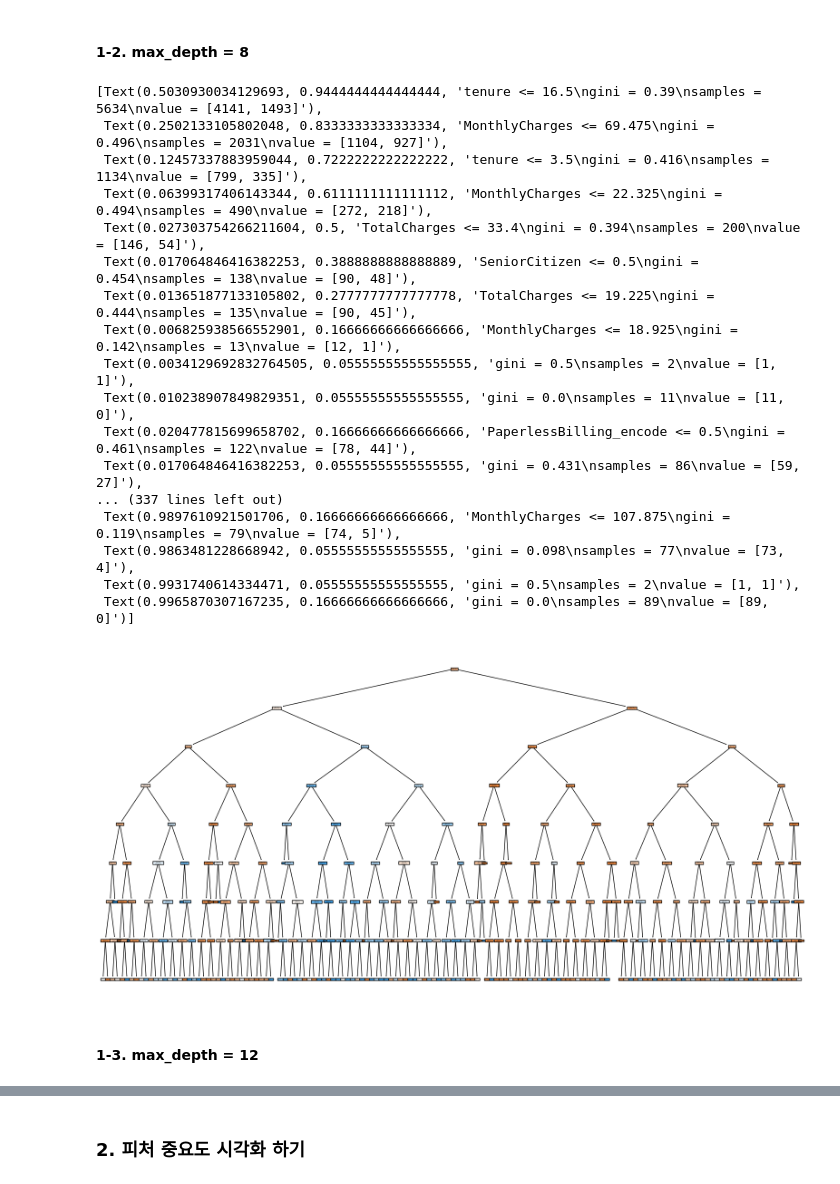
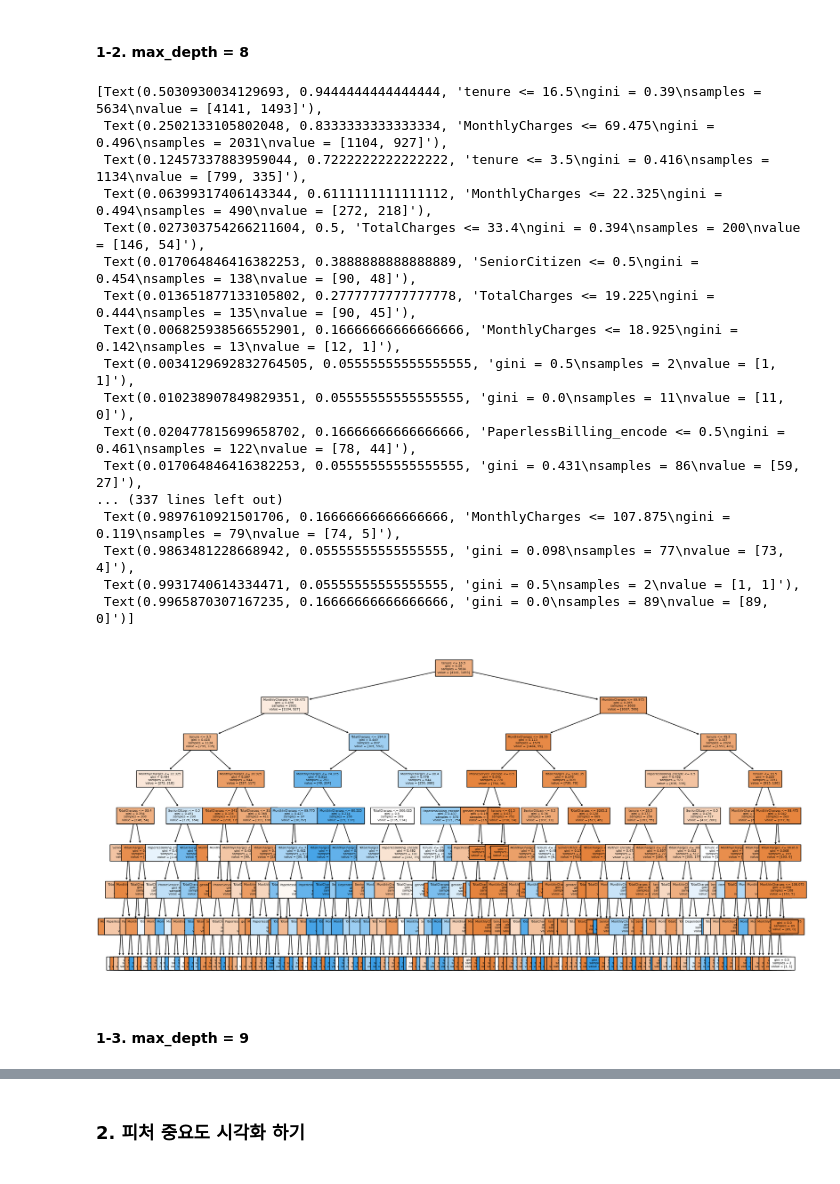
Before and after one commit to Minsoo0405/ML, a Jupyter notebook: Coaching_Study/code/1week_mission.ipynb, the cells around one changed output, grey strips where cells are left out. Saved outputs shown, nothing was run; the diff lists cells and outputs as text; code cells hidden in the pictures.

```diff
--- a/Coaching_Study/code/1week_mission.ipynb
+++ b/Coaching_Study/code/1week_mission.ipynb
@@ -8,7 +8,7 @@ import seaborn as sns
 # %% [markdown]
 ### 2. 데이터 불러오기
 # %%
-df = pd.read_csv('../data/WA_Fn-UseC_-Telco-Customer-Churn.csv')
+df = pd.read_csv('https://bit.ly/telco-csv"')
 print(df.shape)
 df.head(5)
 # %% [output]
@@ -400,28 +401,29 @@ plot_tree(model_5,
 # %%
 from sklearn.tree import plot_tree
 
 plt.figure(figsize=(20,10))
 plot_tree(model_8,
           feature_names=feature_names,
+          fontsize=5,
           filled=True)
 # %% [output]
 [Text(0.5030930034129693, 0.9444444444444444, 'tenure <= 16.5\ngini = 0.39\nsamples = 5634\nvalue = [4141, 1493]'),
  Text(0.2502133105802048, 0.8333333333333334, 'MonthlyCharges <= 69.475\ngini = 0.496\nsamples = 2031\nvalue = [1104, 927]'),
  Text(0.12457337883959044, 0.7222222222222222, 'tenure <= 3.5\ngini = 0.416\nsamples = 1134\nvalue = [799, 335]'),
  Text(0.06399317406143344, 0.6111111111111112, 'MonthlyCharges <= 22.325\ngini = 0.494\nsamples = 490\nvalue = [272, 218]'),
  Text(0.027303754266211604, 0.5, 'TotalCharges <= 33.4\ngini = 0.394\nsamples = 200\nvalue = [146, 54]'),
  Text(0.017064846416382253, 0.3888888888888889, 'SeniorCitizen <= 0.5\ngini = 0.454\nsamples = 138\nvalue = [90, 48]'),
  Text(0.013651877133105802, 0.2777777777777778, 'TotalCharges <= 19.225\ngini = 0.444\nsamples = 135\nvalue = [90, 45]'),
  Text(0.006825938566552901, 0.16666666666666666, 'MonthlyCharges <= 18.925\ngini = 0.142\nsamples = 13\nvalue = [12, 1]'),
  Text(0.0034129692832764505, 0.05555555555555555, 'gini = 0.5\nsamples = 2\nvalue = [1, 1]'),
  Text(0.010238907849829351, 0.05555555555555555, 'gini = 0.0\nsamples = 11\nvalue = [11, 0]'),
  Text(0.020477815699658702, 0.16666666666666666, 'PaperlessBilling_encode <= 0.5\ngini = 0.461\nsamples = 122\nvalue = [78, 44]'),
  Text(0.017064846416382253, 0.05555555555555555, 'gini = 0.431\nsamples = 86\nvalue = [59, 27]'),
 ... (337 lines left out)
  Text(0.9897610921501706, 0.16666666666666666, 'MonthlyCharges <= 107.875\ngini = 0.119\nsamples = 79\nvalue = [74, 5]'),
  Text(0.9863481228668942, 0.05555555555555555, 'gini = 0.098\nsamples = 77\nvalue = [73, 4]'),
  Text(0.9931740614334471, 0.05555555555555555, 'gini = 0.5\nsamples = 2\nvalue = [1, 1]'),
  Text(0.9965870307167235, 0.16666666666666666, 'gini = 0.0\nsamples = 89\nvalue = [89, 0]')]
-[figure, old version]
+[figure, new version]
 # %% [markdown]
-#### 1-3. max_depth = 12
+#### 1-3. max_depth = 9
```
Also changed, not shown: parts of 42 cells of this notebook, 8 other files.
